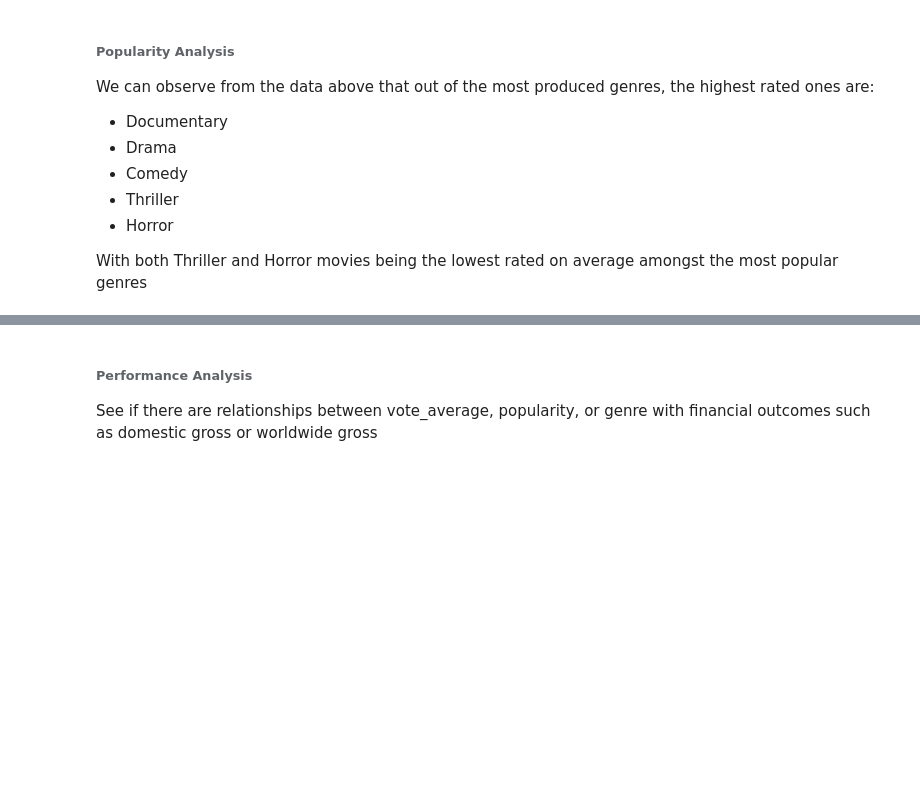
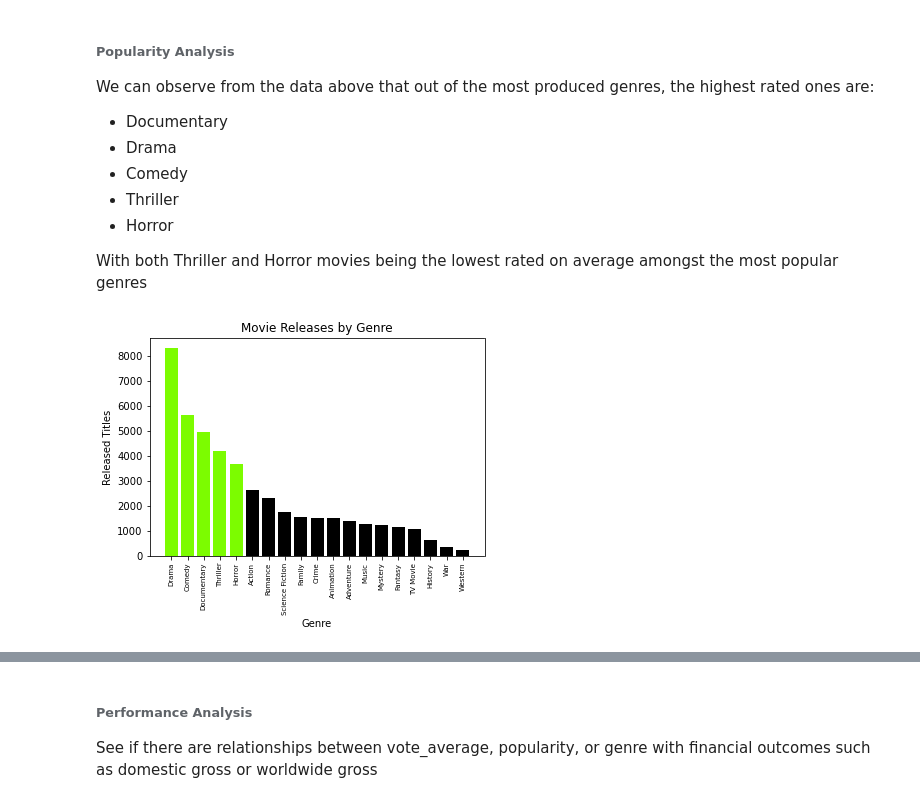
Before and after one commit to Brandon-Meyer0/git-dat-money, a Jupyter notebook: Capstone Group 1A.ipynb, the cells around one changed output, grey strips where cells are left out. Drawn from its saved outputs; the diff is of its cells as text; code cells hidden in the pictures; blank space fills up the shorter version.

Commit message:
Add visualizations for released titles and avg. rating by genre for RT table

```diff
--- a/Capstone Group 1A.ipynb
+++ b/Capstone Group 1A.ipynb
@@ -742,7 +742,8 @@ Name: vote_average, dtype: float64
 # %%
 #Function that counts each element in lists of ['genre']; top 5 most produced genres are: Drama, Comedy,
 # Documentary, Thriller, Horror
-to_1D(tmdbDF["genre_ids"]).value_counts()
+genre_count_rt = to_1D(tmdbDF["genre_ids"]).value_counts()
+genre_count_rt
 # %% [output]
 Drama              8303
 Comedy             5652
@@ -776,3 +777,19 @@ We can observe from the data above that out of the most produced genres, the hig
 - Horror
 
 With both Thriller and Horror movies being the lowest rated on average amongst the most popular genres
+# %%
+fig, ax = plt.subplots()
+ax.bar(genre_count_rt.index, genre_count_rt, color='black') # 'silver'
+ax.set_title('Movie Releases by Genre')
+ax.set_xlabel('Genre')
+ax.set_ylabel('Released Titles')
+ax.tick_params(axis='x', labelrotation=90.0)
+plt.xticks(fontsize=7)
+for genre in genre_count_rt.index:
+    highlight = genre
+    pos = genre_count_rt.index.get_loc(highlight)
+    ax.patches[pos].set_facecolor('lawngreen') # '#aa3333'
+    if genre == 'Horror':
+        break
+# %% [output]
+[figure, added]
```
Also changed, not shown: parts of 3 cells of this notebook.
